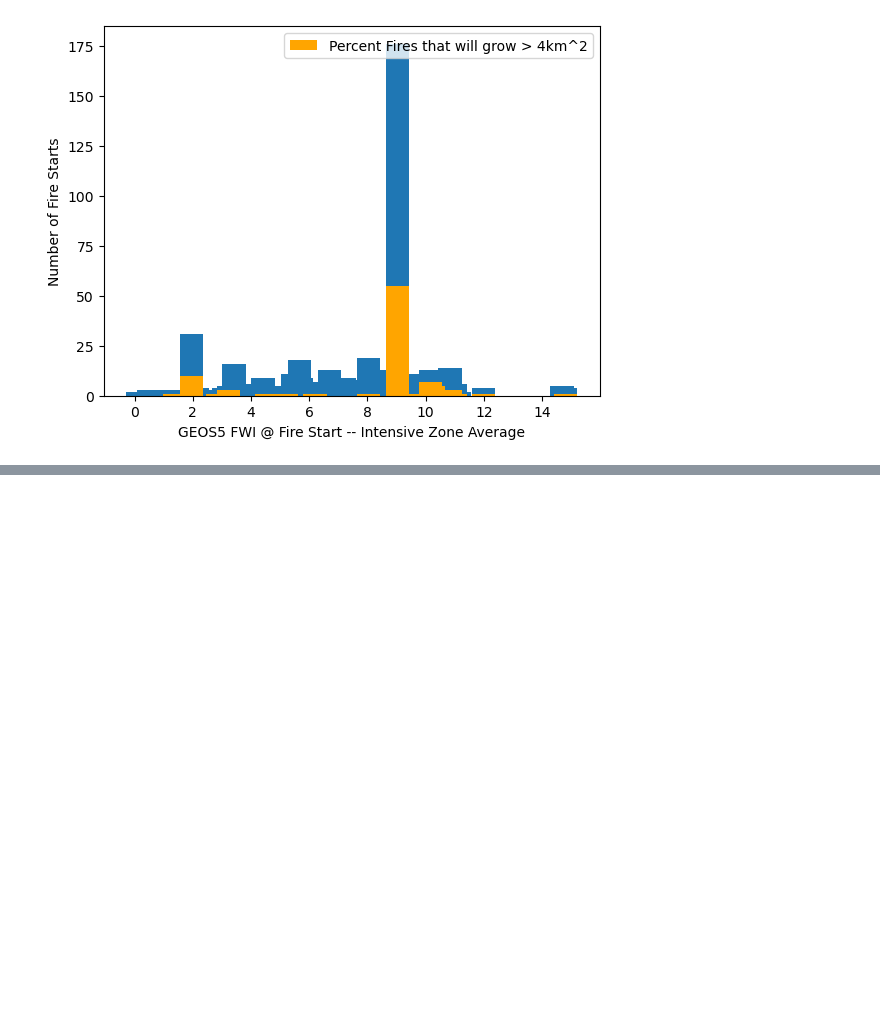
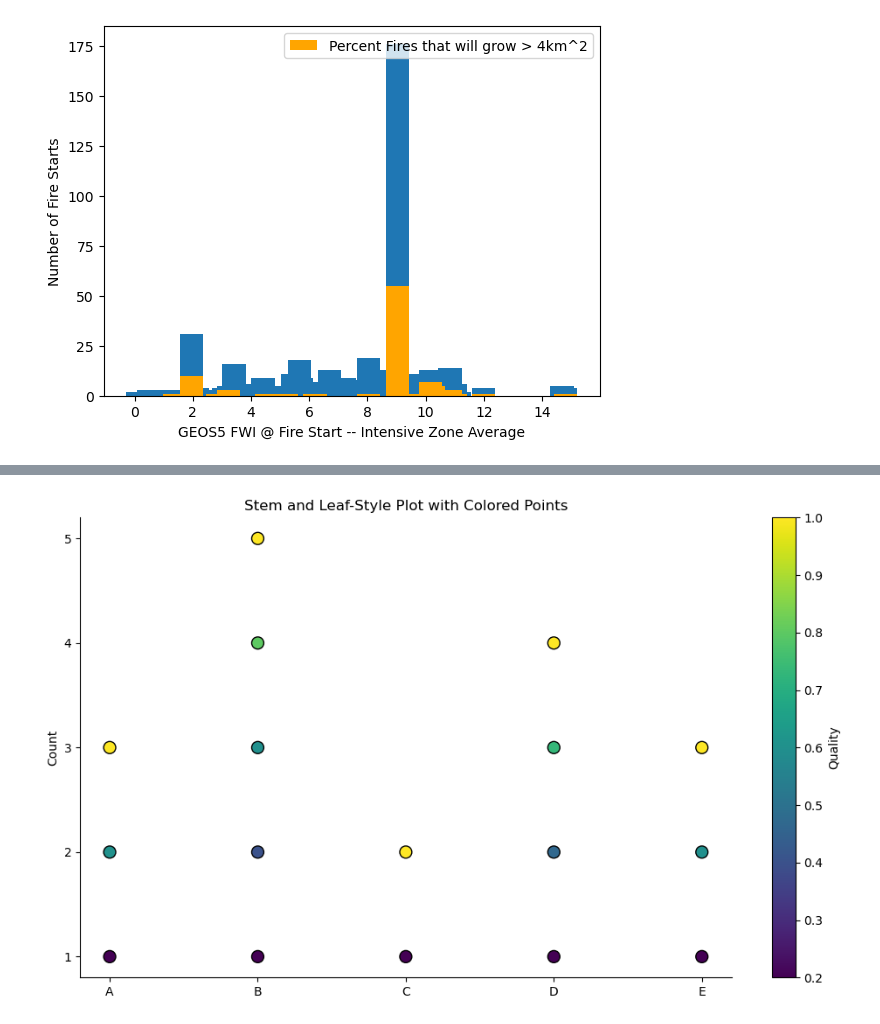
Before and after one commit to mccabete/fwiVis, a Jupyter notebook: notebooks/ciffc_ignitions.ipynb, the cells around one changed output, grey strips where cells are left out. Saved outputs shown, nothing was run; the diff lists cells and outputs as text; code cells hidden in the pictures; blank space fills up the shorter version.

```diff
--- a/notebooks/ciffc_ignitions.ipynb
+++ b/notebooks/ciffc_ignitions.ipynb
@@ -715,2 +865,44 @@ plt.legend()
 # %%
 #ciffc_off
+# %%
+# Sample data
+categories = ['A', 'B', 'C', 'D', 'E']
+counts = [3, 5, 2, 4, 3]
+qualities = [
+    [0.1, 0.5, 0.9],
+    [0.2, 0.4, 0.6, 0.8, 1.0],
+    [0.3, 0.7],
+    [0.1, 0.3, 0.5, 0.7],
+    [0.2, 0.6, 1.0]
+]
+
+# Create the plot
+fig, ax = plt.subplots(figsize=(10, 6))
+
+for i, (category, count, quality) in enumerate(zip(categories, counts, qualities)):
+    x = [i] * count
+    y = np.arange(count) + 1
+
+    scatter = ax.scatter(x, y, c=quality, cmap='viridis', s=100, edgecolor='black')
+
+# Customize the plot
+ax.set_xticks(range(len(categories)))
+ax.set_xticklabels(categories)
+ax.set_ylabel('Count')
+ax.set_title('Stem and Leaf-Style Plot with Colored Points')
+
+# Add a colorbar
+cbar = plt.colorbar(scatter)
+cbar.set_label('Quality')
+
+# Adjust the y-axis to show integer values
+ax.set_yticks(range(1, max(counts) + 1))
+
+# Remove top and right spines
+ax.spines['top'].set_visible(False)
+ax.spines['right'].set_visible(False)
+
+plt.tight_layout()
+plt.show()
+# %% [output]
+[figure, added]
```
Also changed, not shown: parts of 7 cells of this notebook, 2 other files.
